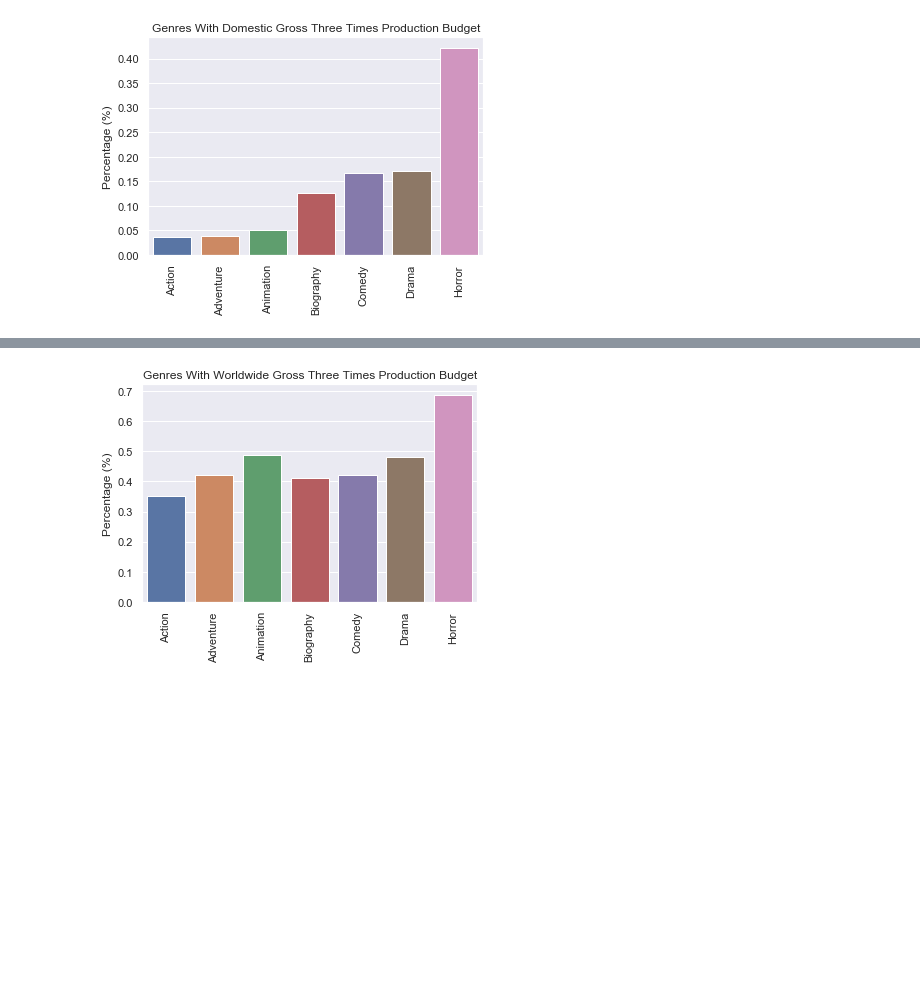
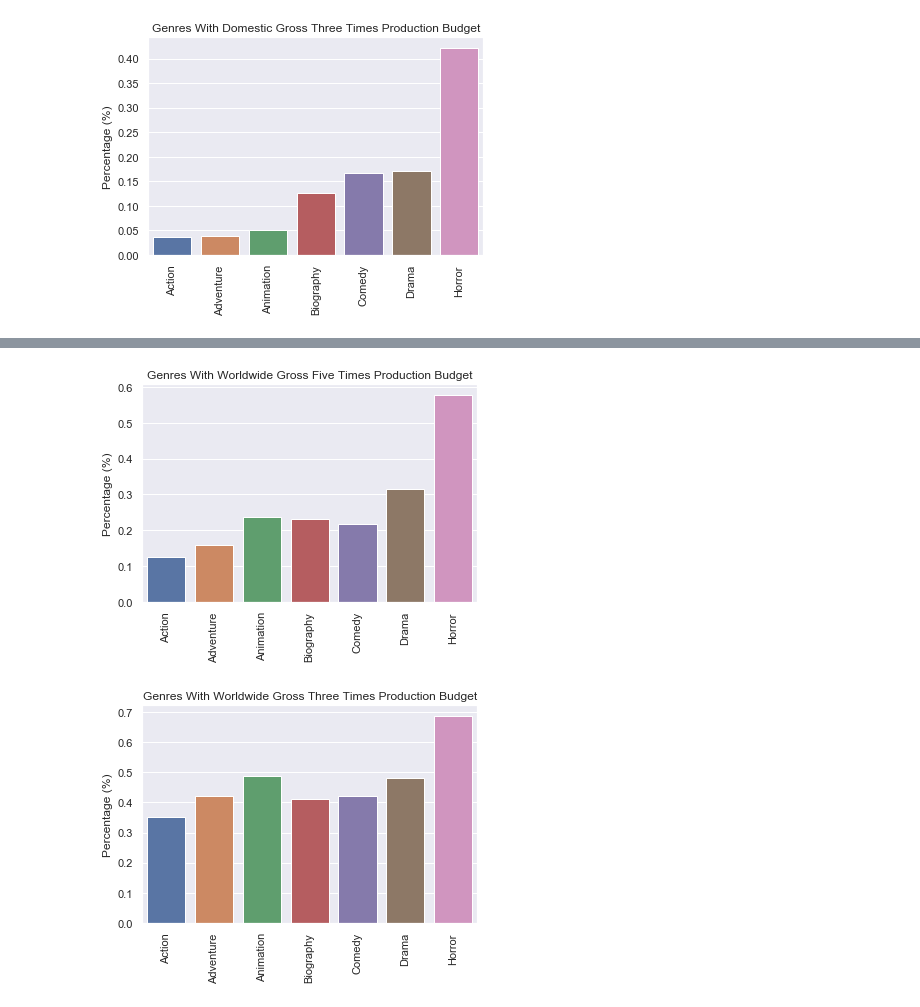
Before and after one commit to stereopickle/DS_movie_EDA, a Jupyter notebook: jupyternotebooks/05_animation_lump.ipynb, the cells around one changed output, grey strips where cells are left out. Drawn from its saved outputs; the diff is of its cells as text; code cells hidden in the pictures; blank space fills up the shorter version.

```diff
--- a/jupyternotebooks/05_animation_lump.ipynb
+++ b/jupyternotebooks/05_animation_lump.ipynb
@@ -194,0 +226,13 @@ plt.show()
+# %%
+df['five_times']  = df['worldwide_gross'] >= 5 * df.production_budget
+# %%
+five_df = df.groupby(['new_genre']).five_times.value_counts(normalize = True)
+# %%
+action_5 = five_df.loc['Action'][True]
+advent_5 = five_df.loc['Adventure'][True]
+ani_5 = five_df.loc['Animation'][True]
+bio_5 = five_df.loc['Biography'][True]
+comedy_5 = five_df.loc['Comedy'][True]
+drama_5 = five_df.loc['Drama'][True]
+horror_5 = five_df.loc['Horror'][True]
+ls_5_wld = [action_5, advent_5, ani_5,bio_5,comedy_5,drama_5,horror_5]
@@ -195,3 +243,15 @@ plt.show()
+# %%
+Y = ls_5_wld
+X = ['Action','Adventure','Animation','Biography','Comedy','Drama','Horror']
+
+sns.barplot(X, Y)
+plt.title("Genres With Worldwide Gross Five Times Production Budget")
+plt.ylabel("Percentage (%)")
+plt.xticks(rotation = 90)
+
+plt.show()
+# %% [output]
+[figure, added]
 # %%
 Y = ls
 X = ['Action','Adventure','Animation','Biography','Comedy','Drama','Horror']
```
Also changed, not shown: parts of 9 cells of this notebook.
